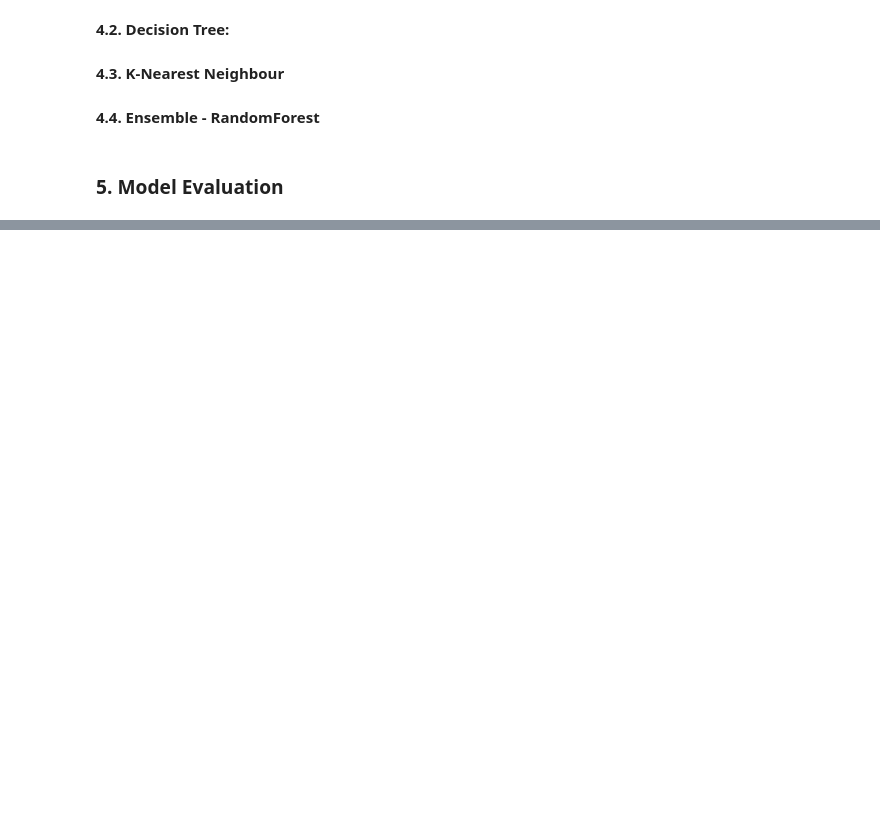
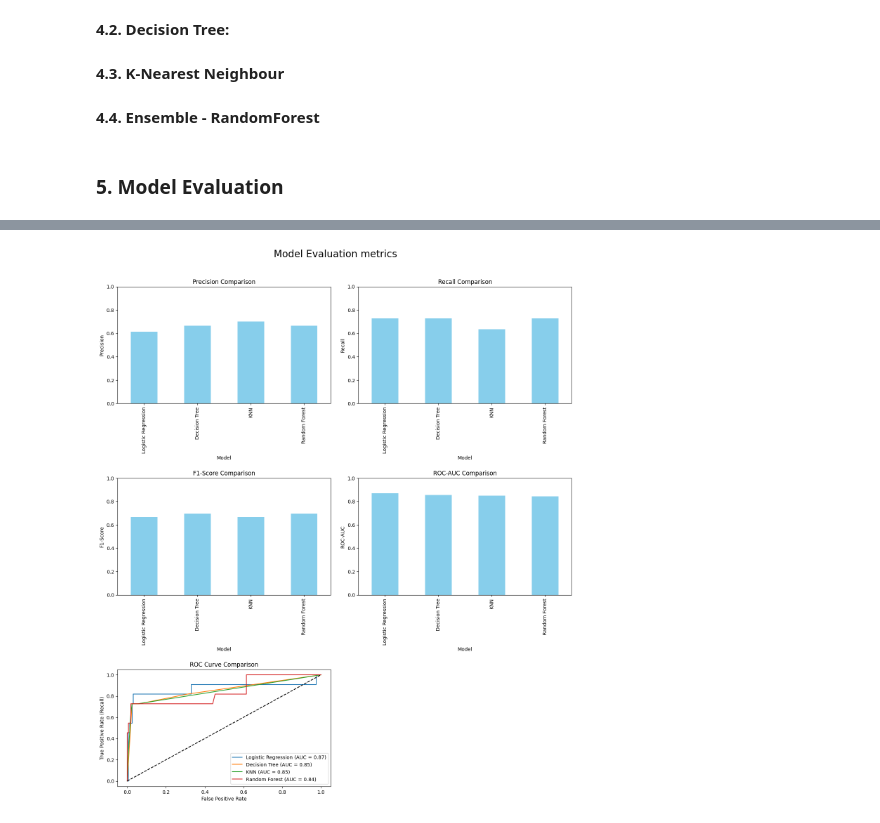
Before and after one commit to mudu89/ML_AssignmentPS01, a Jupyter notebook: 2024DA04200_Problem_Statement_1.ipynb, the cells around one changed output, grey strips where cells are left out. Saved outputs shown, nothing was run; the diff lists cells and outputs as text; code cells hidden in the pictures; blank space fills up the shorter version.

```diff
--- a/2024DA04200_Problem_Statement_1.ipynb
+++ b/2024DA04200_Problem_Statement_1.ipynb
@@ -648,6 +633,0 @@ Confusion Matrix for Random Forest:
-# %%
-# Classification Report - precision, recall
-for model, y_pred in predict.items():
-  print(f'Classification Report for {model}:')
-  print(classification_report(y_test, y_pred))
-  print('\n')
@@ -689,0 +634,14 @@ plt.show()
+# %%
+results = []
+for model, model_result in fit_result.items():
+    y_pred, y_prob = model_result
+    results.append({
+        "Model": model,
+        "Precision": precision_score(y_test, y_pred),
+        "Recall": recall_score(y_test, y_pred),
+        "F1-Score": f1_score(y_test, y_pred),
+        "ROC-AUC": roc_auc_score(y_test, y_prob)
+    })
+
+results_df = pd.DataFrame(results)
+results_df.head()
@@ -689,0 +654,39 @@ plt.show()
+# %%
+# Create a 3x2 grid (6 slots). We'll use 5: 4 metrics + 1 ROC curve
+fig, axes = plt.subplots(3, 2, figsize=(14, 16))
+axes = axes.flatten()
+
+metrics = ["Precision", "Recall", "F1-Score", "ROC-AUC"]
+
+# Plot metric comparison bar charts
+plt.suptitle('Model Evaluation metrics', y=1.0,va='top',fontsize=20)
+for i, metric in enumerate(metrics):
+    results_df.plot(
+        x="Model", y=metric, kind="bar", ax=axes[i], legend=False, color="skyblue"
+    )
+    axes[i].set_title(f"{metric} Comparison")
+    axes[i].set_ylabel(metric)
+    axes[i].set_ylim(0, 1)
+
+# ROC Curve (all models together in one subplot)
+ax = axes[4]
+for model, model_result in fit_result.items():
+    y_pred, y_prob = model_result
+    fpr, tpr, _ = roc_curve(y_test, y_prob)
+    auc_score = roc_auc_score(y_test, y_prob)
+    ax.plot(fpr, tpr, label=f"{model} (AUC = {auc_score:.2f})")
+
+ax.plot([0, 1], [0, 1], 'k--')
+ax.set_title("ROC Curve Comparison")
+ax.set_xlabel("False Positive Rate")
+ax.set_ylabel("True Positive Rate (Recall)")
+ax.legend()
+
+# Remove the unused last subplot (axes[5])
+fig.delaxes(axes[5])
+
+
+plt.tight_layout(pad=2.0)
+plt.show()
+# %% [output]
+[figure, added]
```
Also changed, not shown: parts of 16 cells of this notebook.
